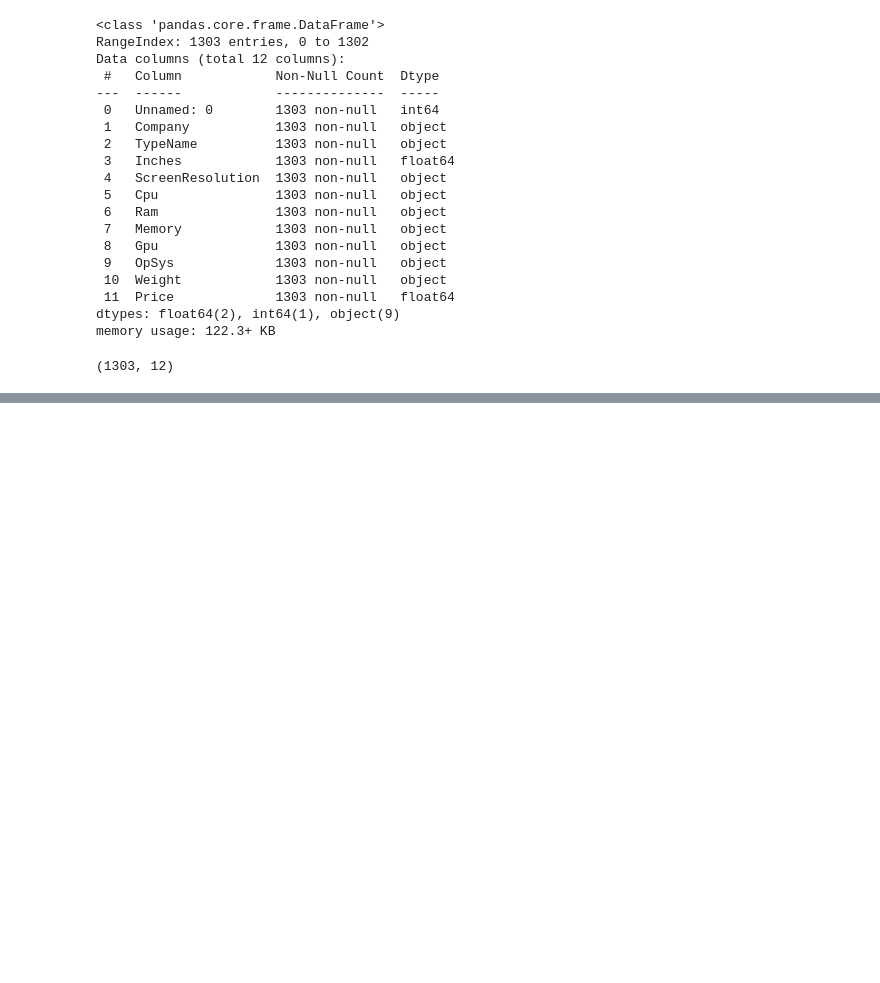
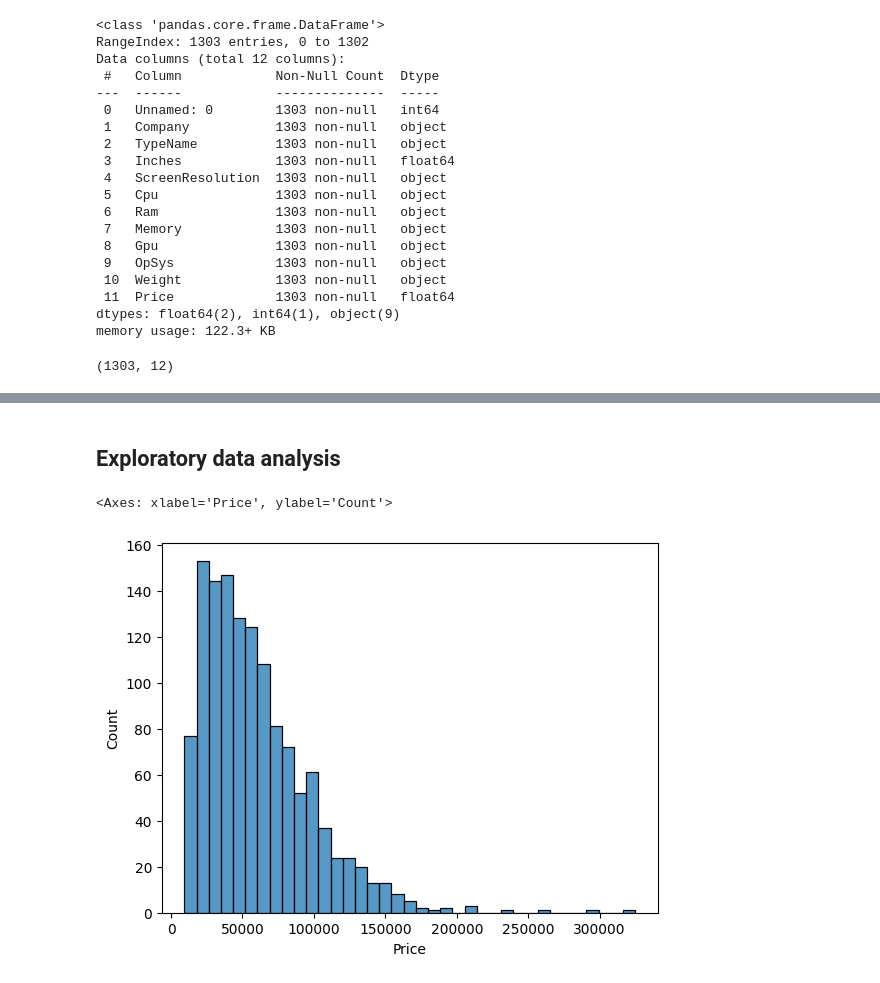
Before and after one commit to saGar-GG/Laptop-Price-Prediction, a Jupyter notebook: preprocess/01-Preprocessing.ipynb, the cells around one changed output, grey strips where cells are left out. Drawn from its saved outputs; the diff is of its cells as text; code cells hidden in the pictures; blank space fills up the shorter version.

```diff
--- a/preprocess/01-Preprocessing.ipynb
+++ b/preprocess/01-Preprocessing.ipynb
@@ -44,0 +84,6 @@ data.shape
+# %%
+data.drop(['Unnamed: 0'], axis=1, inplace=True)
+# %%
+data['Ram']=data['Ram'].str.replace('GB','') # Removing the GB suffix from Ram
+# %%
+data['Weight']=data['Weight'].str.replace('kg','') # Removing the kg suffix from Weight
@@ -44,0 +99,4 @@ data.shape
+# %%
+# Changing the datatypes of columns; Ram and Weight, from object to integer and float respectively
+data['Ram']=data['Ram'].astype('int64')
+data['Weight']=data['Weight'].astype('float64')
@@ -44,0 +124,7 @@ data.shape
+# %% [markdown]
+## Exploratory data analysis
+# %%
+sns.histplot(data['Price'])
+# %% [output]
+<Axes: xlabel='Price', ylabel='Count'>
+[figure, added]
```
Also changed, not shown: parts of 106 cells of this notebook.
